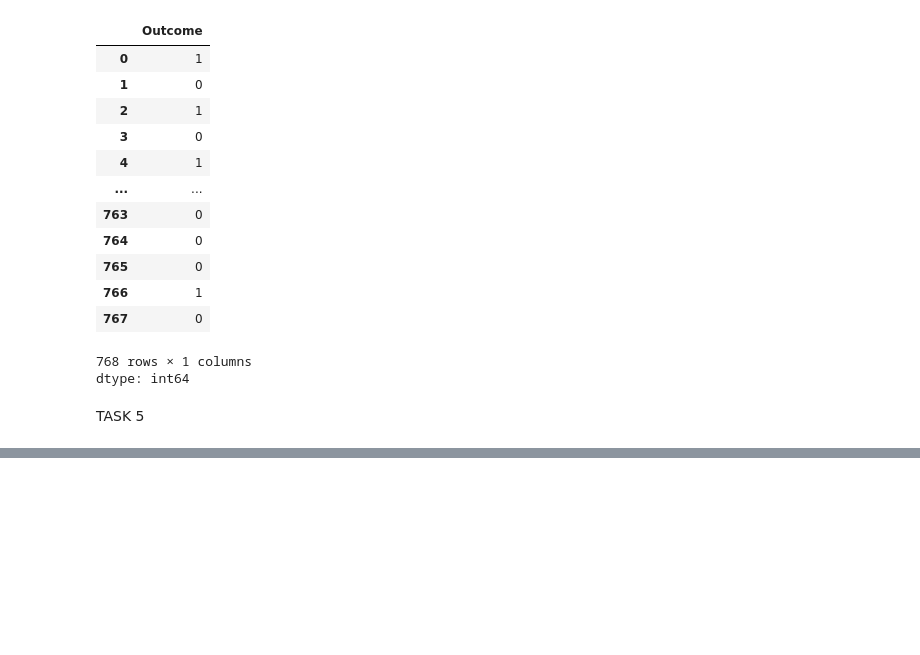
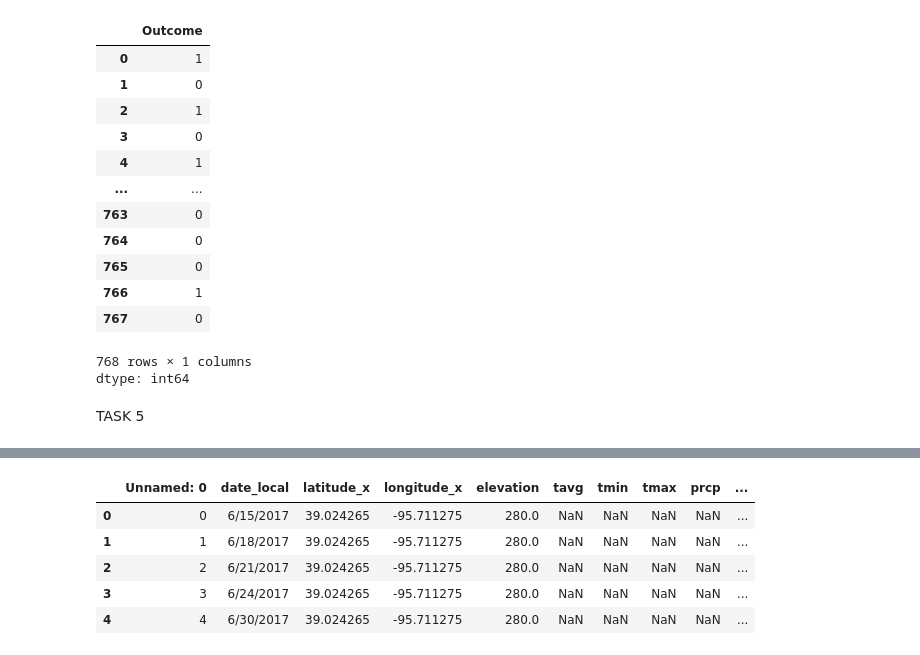
Before and after one commit to BinethBasilu/DSPL_Tute_7, a Jupyter notebook: DSPL_T7.ipynb, the cells around one changed output, grey strips where cells are left out. Drawn from its saved outputs; the diff is of its cells as text; code cells hidden in the pictures; blank space fills up the shorter version.

```diff
--- a/DSPL_T7.ipynb
+++ b/DSPL_T7.ipynb
@@ -84,0 +205,10 @@ TASK 5
+# %%
+df_w = pd.read_csv('pm25_2016_2020.csv')
+df_w.head()
+# %% [output]
+|  | Unnamed: 0 | date_local | latitude_x | longitude_x | elevation | tavg | tmin | tmax | prcp | ... |
+| 0 | 0 | 6/15/2017 | 39.024265 | -95.711275 | 280.0 | NaN | NaN | NaN | NaN | ... |
+| 1 | 1 | 6/18/2017 | 39.024265 | -95.711275 | 280.0 | NaN | NaN | NaN | NaN | ... |
+| 2 | 2 | 6/21/2017 | 39.024265 | -95.711275 | 280.0 | NaN | NaN | NaN | NaN | ... |
+| 3 | 3 | 6/24/2017 | 39.024265 | -95.711275 | 280.0 | NaN | NaN | NaN | NaN | ... |
+| 4 | 4 | 6/30/2017 | 39.024265 | -95.711275 | 280.0 | NaN | NaN | NaN | NaN | ... |
```
Also changed, not shown: parts of 35 cells of this notebook.
